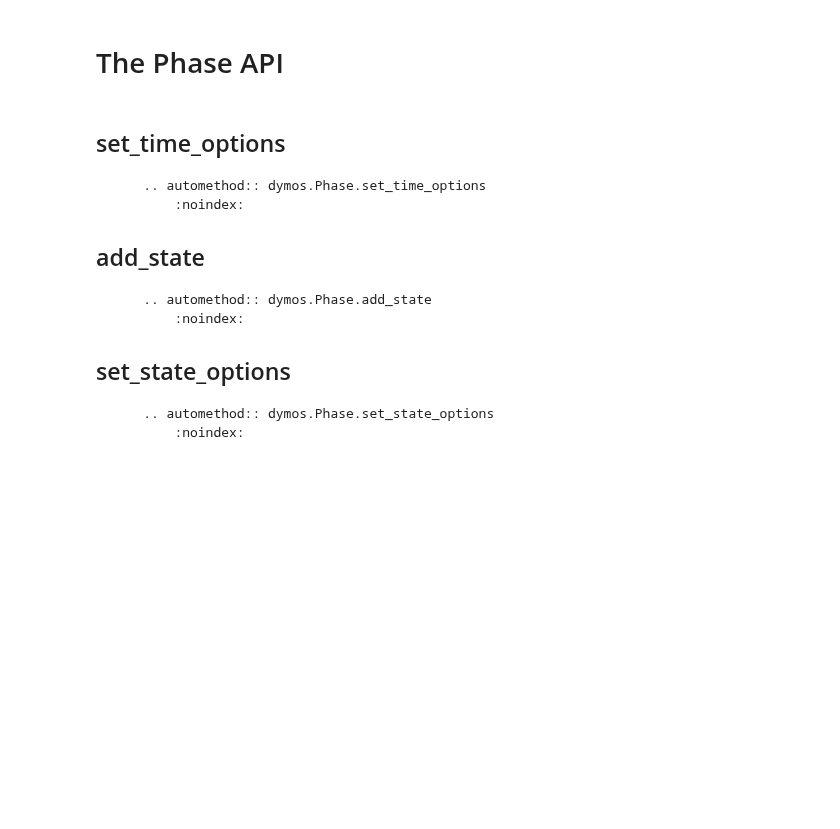
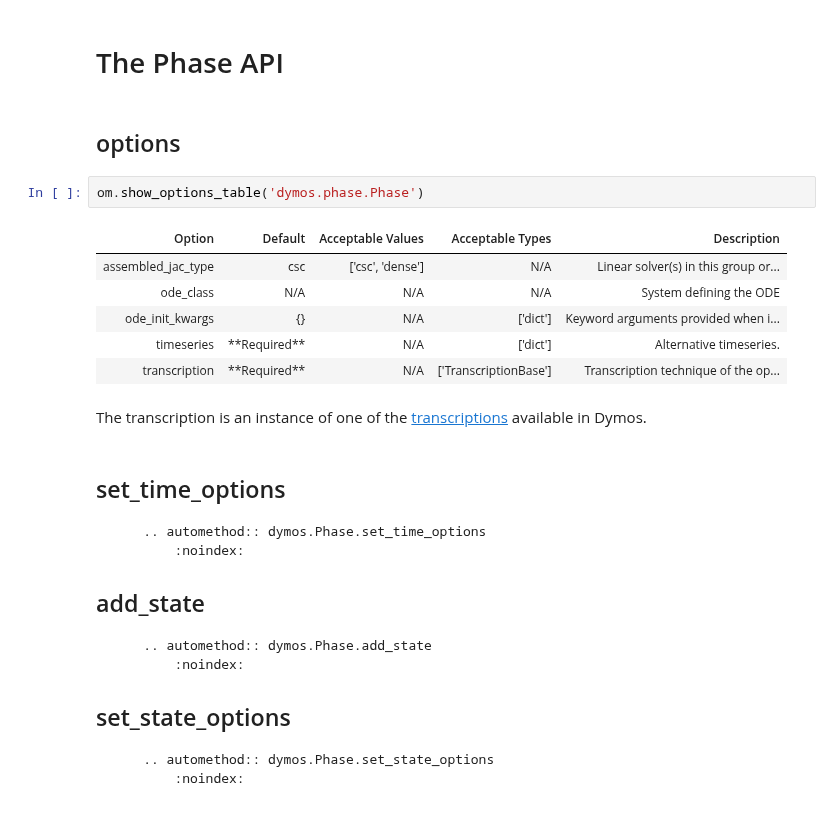
Before and after one commit to OpenMDAO/dymos, a Jupyter notebook: docs/api/phase_api.ipynb, the cells around one changed output. Cells and saved outputs as stored; diff of their text form; blank space fills up the shorter version.

```diff
--- a/docs/api/phase_api.ipynb
+++ b/docs/api/phase_api.ipynb
@@ -9,6 +9,19 @@ except ImportError:
     import dymos as dm
 # %% [markdown]
 # The Phase API
+# %% [markdown]
+## options
+# %%
+om.show_options_table('dymos.phase.Phase')
+# %% [output]
+| Option | Default | Acceptable Values | Acceptable Types | Description |
+| assembled_jac_type | csc | ['csc', 'dense'] | N/A | Linear solver(s) in this group or... |
+| ode_class | N/A | N/A | N/A | System defining the ODE |
+| ode_init_kwargs | {} | N/A | ['dict'] | Keyword arguments provided when i... |
+| timeseries | **Required** | N/A | ['dict'] | Alternative timeseries. |
+| transcription | **Required** | N/A | ['TranscriptionBase'] | Transcription technique of the op... |
+# %% [markdown]
+The transcription is an instance of one of the [transcriptions](../transcriptions) available in Dymos.
 # %% [markdown]
 ## set_time_options
 
```
Also changed, not shown: 10 other files.
